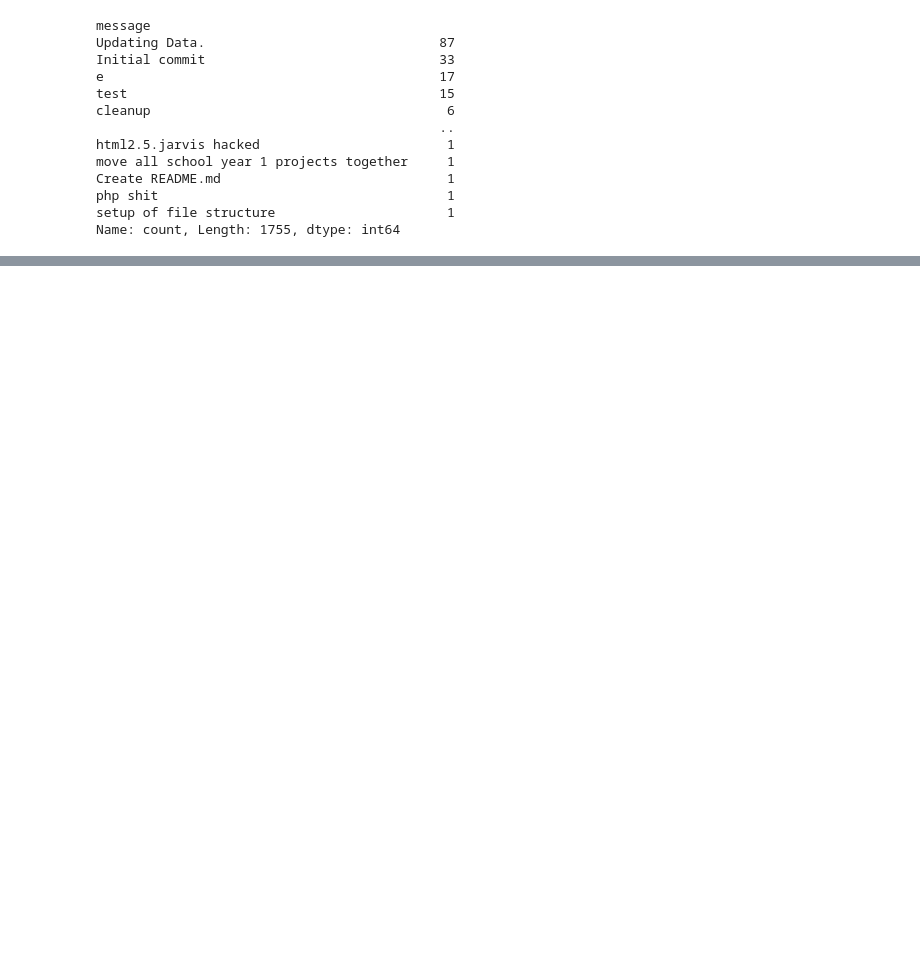
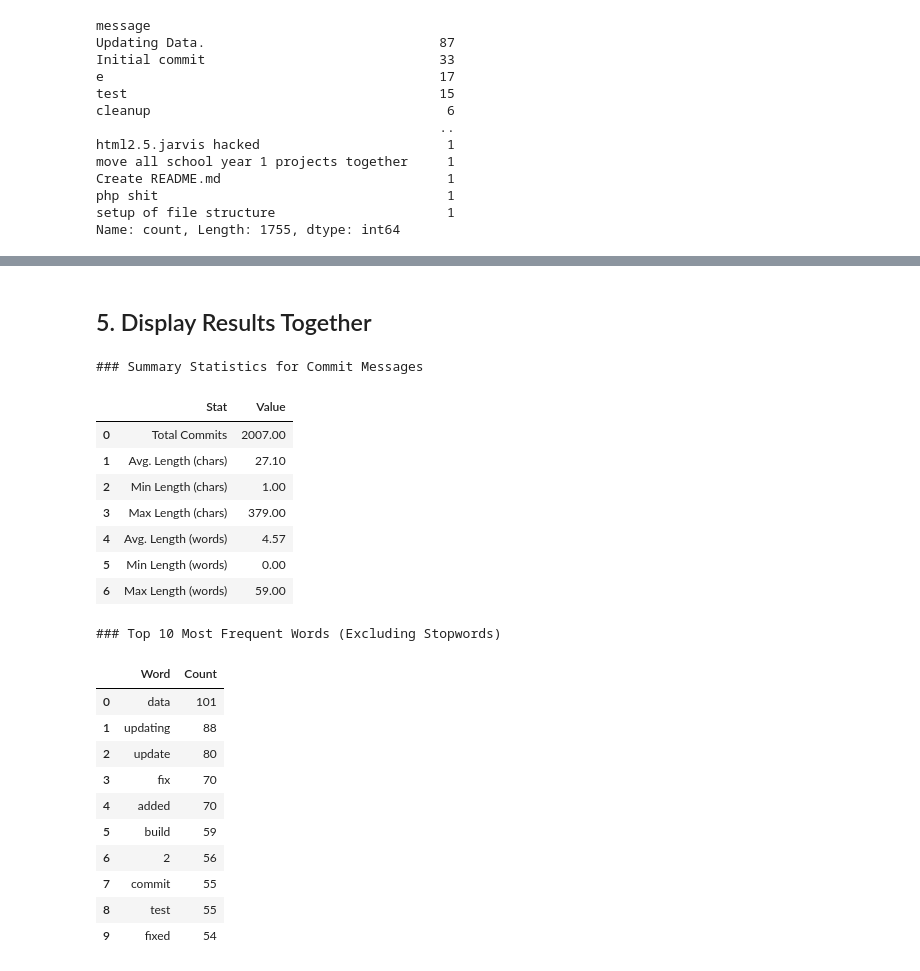
Before and after one commit to oldmartijntje/Commit-grabber, a Jupyter notebook: datascience.ipynb, the cells around one changed output, grey strips where cells are left out. Cells and saved outputs as stored; diff of their text form; code cells hidden in the pictures; blank space fills up the shorter version.

```diff
--- a/datascience.ipynb
+++ b/datascience.ipynb
@@ -27,0 +71,31 @@ Name: count, Length: 1755, dtype: int64
+# %%
+total_commits     = len(df)
+avg_length_chars  = df['message_length_chars'].mean()
+min_length_chars  = df['message_length_chars'].min()
+max_length_chars  = df['message_length_chars'].max()
+avg_length_words  = df['message_length_words'].mean()
+min_length_words  = df['message_length_words'].min()
+max_length_words  = df['message_length_words'].max()
+
+summary_stats = pd.DataFrame({
+    'Stat': [
+        'Total Commits',
+        'Avg. Length (chars)',
+        'Min Length (chars)',
+        'Max Length (chars)',
+        'Avg. Length (words)',
+        'Min Length (words)',
+        'Max Length (words)'
+    ],
+    'Value': [
+        total_commits,
+        round(avg_length_chars, 2),
+        min_length_chars,
+        max_length_chars,
+        round(avg_length_words, 2),
+        min_length_words,
+        max_length_words
+    ]
+})
+
+summary_stats
@@ -27,0 +153,32 @@ Name: count, Length: 1755, dtype: int64
+# %% [markdown]
+## 5. Display Results Together
+# %%
+# 5.1. Display the summary statistics table
+print("### Summary Statistics for Commit Messages\n")
+display(summary_stats)
+
+# 5.2. Display the top‐10 most frequent words table
+print("\n### Top 10 Most Frequent Words (Excluding Stopwords)\n")
+display(common_words_df)
+# %% [output]
+### Summary Statistics for Commit Messages
+|  | Stat | Value |
+| 0 | Total Commits | 2007.00 |
+| 1 | Avg. Length (chars) | 27.10 |
+| 2 | Min Length (chars) | 1.00 |
+| 3 | Max Length (chars) | 379.00 |
+| 4 | Avg. Length (words) | 4.57 |
+| 5 | Min Length (words) | 0.00 |
+| 6 | Max Length (words) | 59.00 |
+### Top 10 Most Frequent Words (Excluding Stopwords)
+|  | Word | Count |
+| 0 | data | 101 |
+| 1 | updating | 88 |
+| 2 | update | 80 |
+| 3 | fix | 70 |
+| 4 | added | 70 |
+| 5 | build | 59 |
+| 6 | 2 | 56 |
+| 7 | commit | 55 |
+| 8 | test | 55 |
+| 9 | fixed | 54 |
```
Also changed, not shown: parts of 12 cells of this notebook.
